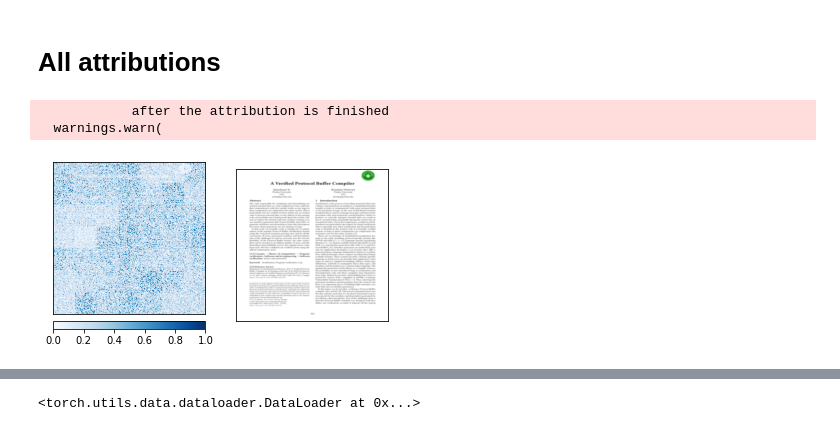
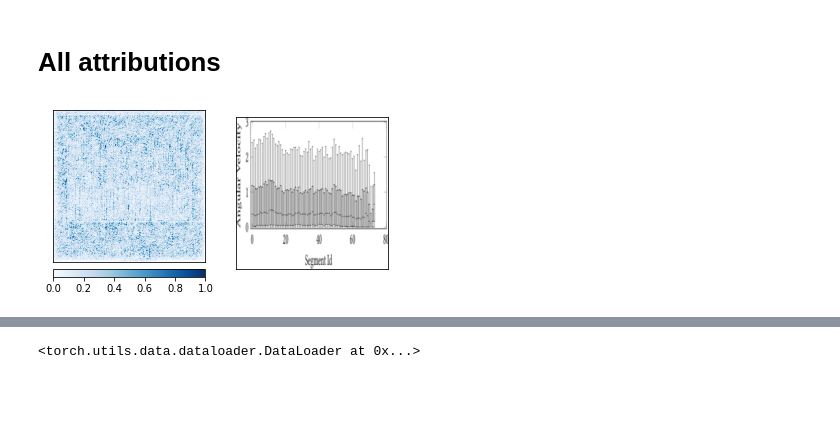
Before and after one commit to rdverse/ReproMultiModal, a Jupyter notebook: model/modeling.ipynb, the cells around one changed output, grey strips where cells are left out. Saved outputs shown, nothing was run; the diff lists cells and outputs as text; code cells hidden in the pictures; blank space fills up the shorter version.

Commit message:
Changes to metrics and add more custom models

```diff
--- a/model/modeling.ipynb
+++ b/model/modeling.ipynb
@@ -340,7 +519,7 @@ model1 = ViT(
     channels=3,
 )#.to(device)
 # %%
-model1.load_state_dict(torch.load('model'))
+model1.load_state_dict(torch.load('model_min_vit'))
 model1.eval()
 # %% [output]
 ViT(
@@ -453,9 +616,9 @@ tensor([[ 2.9889, -0.6382,  0.3684, -3.2985, -3.2524, -3.0950, -3.1140, -2.9981,
 ## Integrated gradients
 # %%
 # Pick a sample you want to explain
-nSample = 301
-inputData = train_data[nSample][0]#.detach().cpu()
-label = train_data[nSample][1]
+nSample = 10
+inputData = train_data[nSample]#[0]#.detach().cpu()
+label = train_label[nSample]
 # %%
 ig = IntegratedGradients(model1)
 baseline = torch.rand(1,3,224,224)
@@ -591,7 +754,7 @@ def visualize_attributions(inputData,attribution,figName):
     plt.show()
     return v
 
-def get_attribution(inputData, target, mode):
+def get_attribution(inputData, target, mode,model):
     models = {
     'integrated_gradients': IntegratedGradients,
     'saliency' : Saliency,
@@ -608,7 +771,7 @@ def get_attribution(inputData, target, mode):
 
     dataPoint = inputData.unsqueeze(0)
 
-    model = models[mode](model1)
+    model = models[mode](model)
     if mode=='occlusion':
         attribution = attr = model.attribute(dataPoint, target=target, sliding_window_shapes=(3,3))
 
@@ -623,22 +786,23 @@ def get_attribution(inputData, target, mode):
 
 
 def load_input(nSample, train_data):
-    inputData = train_data[nSample][0]#.detach().cpu()
-    label = train_data[nSample][1]
+    inputData = train_data[nSample]#.detach().cpu()
+    label = train_label[nSample]
     return inputData, label
 
 def interpret_model(nSample, train_data, target, mode,model, figName):
     inputData, label = load_input(nSample, train_data)
-    attribution = get_attribution(inputData, target, mode)
+    attribution = get_attribution(inputData, target, mode,model)
     vis = visualize_attributions(inputData, attribution, figName)
+# %%
+train_data, train_label= inputs, labels
 # %%
-interpret_model(nSample=600,
+nsample = 31
+interpret_model(nSample=nsample,
                 train_data=train_data,
-                target=0,
-                mode='deep_lift',
-                model=model1,
-               figName="artifacts.png")
+                target=3,
+                mode='integrated_gradients',
+                model=net,
+               figName="vesrt.png")
 # %% [output]
-            after the attribution is finished
-  warnings.warn(
-[figure, old version]
+[figure, new version]
```
Also changed, not shown: parts of 47 cells of this notebook.
